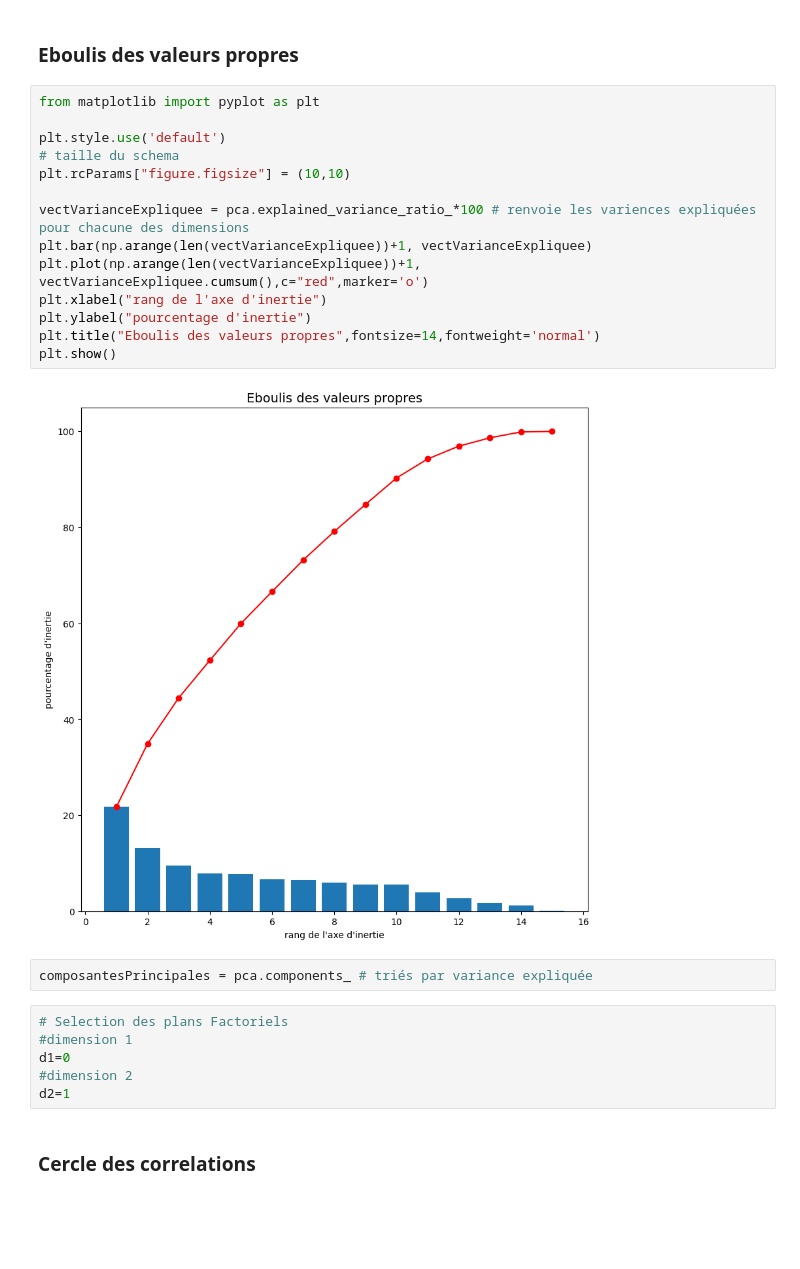
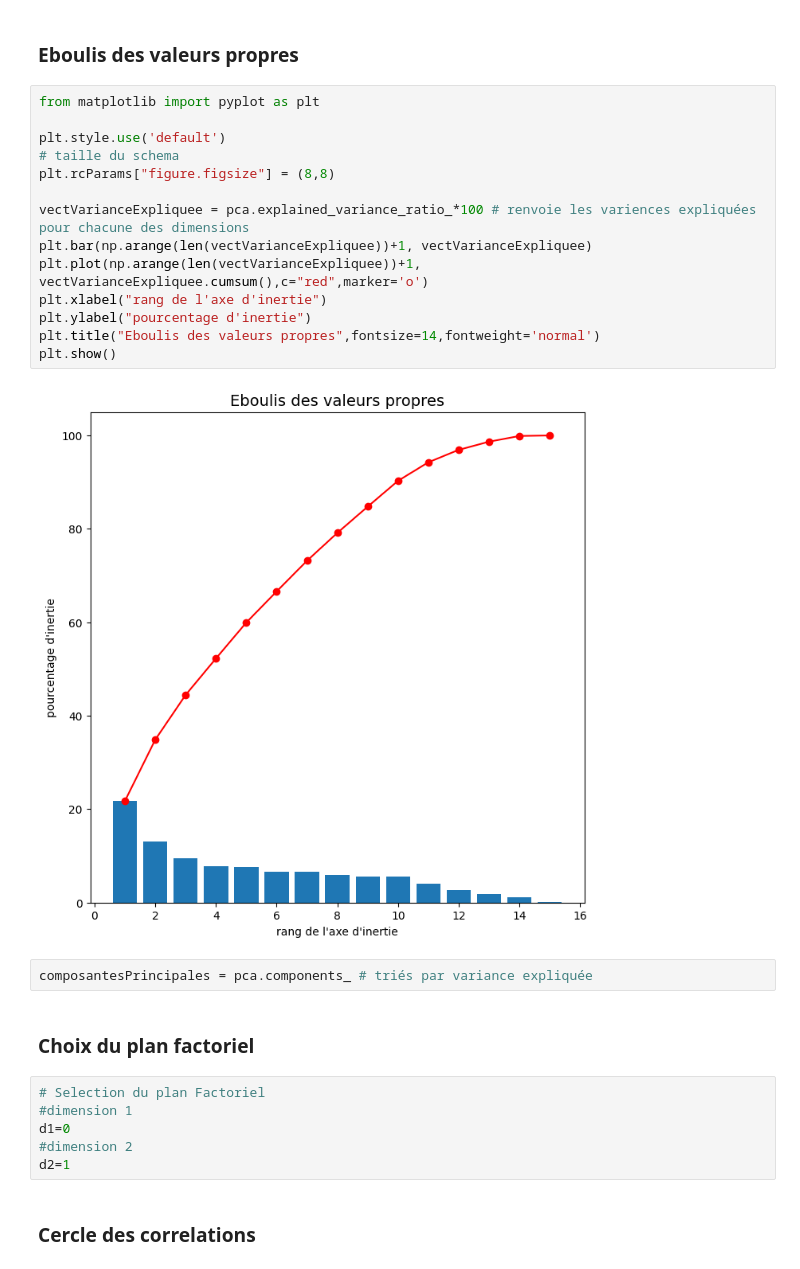
Before and after one commit to 8huit/analyse-de-donnees-nutritionnelles, a Jupyter notebook: p2_donnees_nutritionnelles_exploration.ipynb, the cells around one changed output. Drawn from its saved outputs; the diff is of its cells as text; blank space fills up the shorter version.

```diff
--- a/p2_donnees_nutritionnelles_exploration.ipynb
+++ b/p2_donnees_nutritionnelles_exploration.ipynb
@@ -146,23 +140,25 @@ PCA(n_components=15)
 # %%
 from matplotlib import pyplot as plt
 
 plt.style.use('default')
 # taille du schema
-plt.rcParams["figure.figsize"] = (10,10)
+plt.rcParams["figure.figsize"] = (8,8)
 
 vectVarianceExpliquee = pca.explained_variance_ratio_*100 # renvoie les variences expliquées pour chacune des dimensions
 plt.bar(np.arange(len(vectVarianceExpliquee))+1, vectVarianceExpliquee)
 plt.plot(np.arange(len(vectVarianceExpliquee))+1, vectVarianceExpliquee.cumsum(),c="red",marker='o')
 plt.xlabel("rang de l'axe d'inertie")
 plt.ylabel("pourcentage d'inertie")
 plt.title("Eboulis des valeurs propres",fontsize=14,fontweight='normal')
 plt.show()
 # %% [output]
-[figure, old version]
+[figure, new version]
 # %%
 composantesPrincipales = pca.components_ # triés par variance expliquée
+# %% [markdown]
+### Choix du plan factoriel
 # %%
-# Selection des plans Factoriels
+# Selection du plan Factoriel
 #dimension 1
 d1=0
 #dimension 2
```
Also changed, not shown: parts of 17 cells of this notebook.
